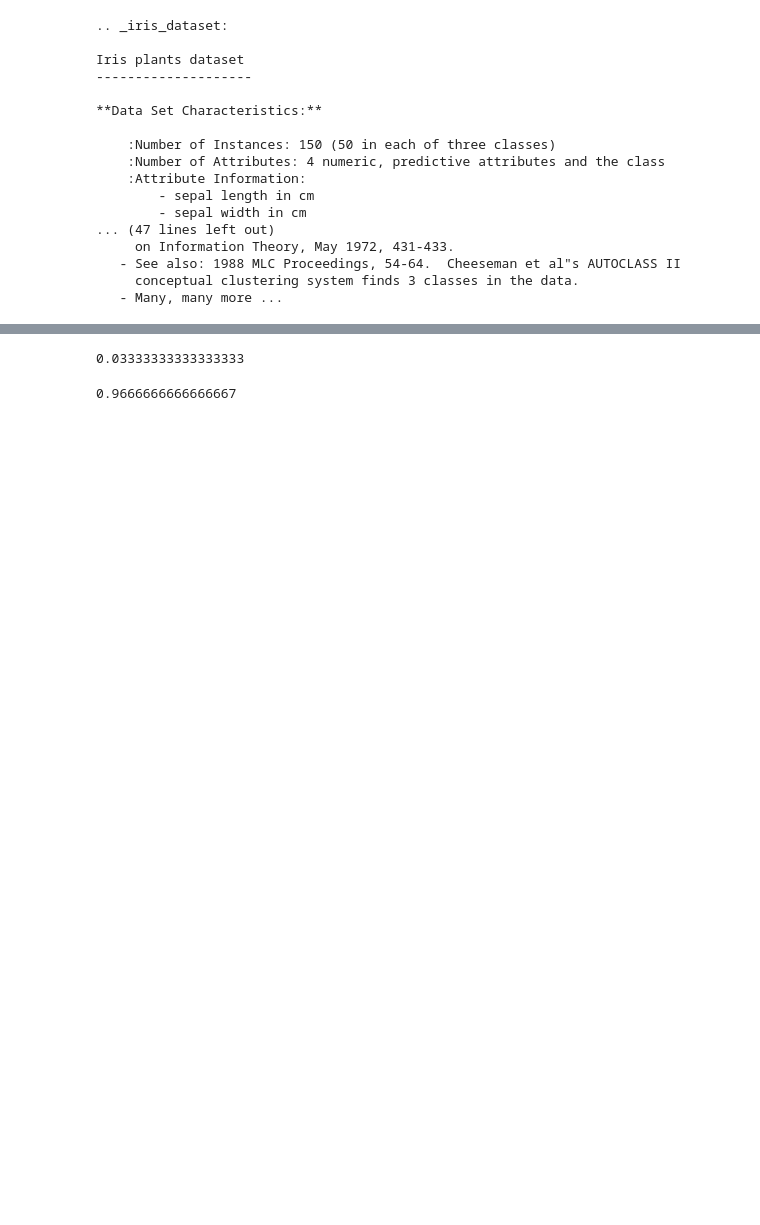
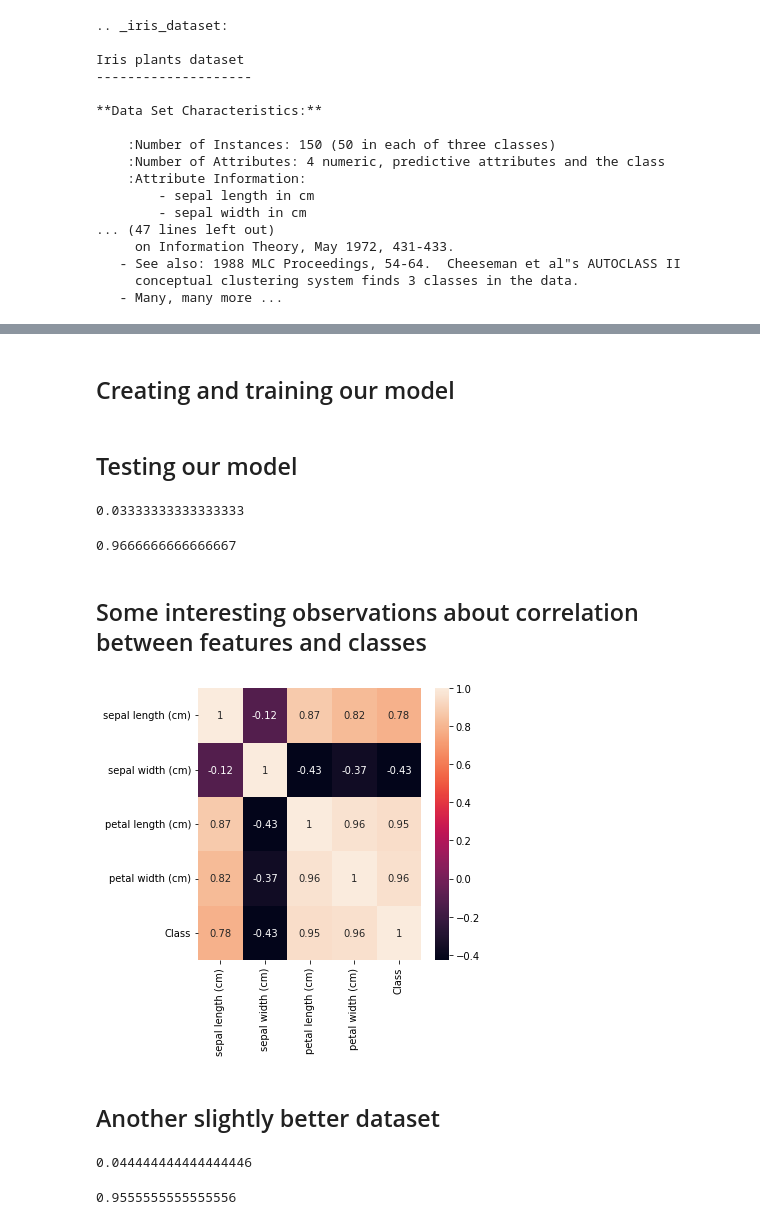
Before and after one commit to codefloww/Trees_algos, a Jupyter notebook: my_tree.ipynb, the cells around one changed output, grey strips where cells are left out. Saved outputs shown, nothing was run; the diff lists cells and outputs as text; code cells hidden in the pictures; blank space fills up the shorter version.

Commit message:
added interesting dataset

```diff
--- a/my_tree.ipynb
+++ b/my_tree.ipynb
@@ -130,6 +136,8 @@ class MyDecisionTreeClassifier:
             return models
         else:
             return self._predict(X_test)
+# %% [markdown]
+## Creating and training our model
 # %%
 from sklearn.model_selection import train_test_split
 X = iris.data
@@ -138,5 +146,7 @@ ctree = MyDecisionTreeClassifier(8)
 X, X_test, y, y_test = train_test_split(X, y, test_size= 0.2)
 ctree.fit(X,y)
+# %% [markdown]
+## Testing our model
 # %%
 from sklearn.metrics import mean_squared_error
 models = ctree.predict(X_test)
@@ -145,3 +155,15 @@ sum(models == y_test) / len(y_test)
 # %% [output]
 0.03333333333333333
 0.9666666666666667
+# %% [markdown]
+## Some interesting observations about correlation between features and classes
+# %%
+import seaborn as sns
+plt.figure(figsize=(5,5))
+cor = df.corr()
+sns.heatmap(cor,annot = True)
+plt.show()
+# %% [output]
+[figure, added]
+# %% [markdown]
+## Another slightly better dataset
@@ -147,0 +180,7 @@ sum(models == y_test) / len(y_test)
+# %%
+models = ctree.predict(X_test)
+print(mean_squared_error(y_test,models))
+sum(models == y_test) / len(y_test)
+# %% [output]
+0.044444444444444446
+0.9555555555555556
```
Also changed, not shown: parts of 8 cells of this notebook.
